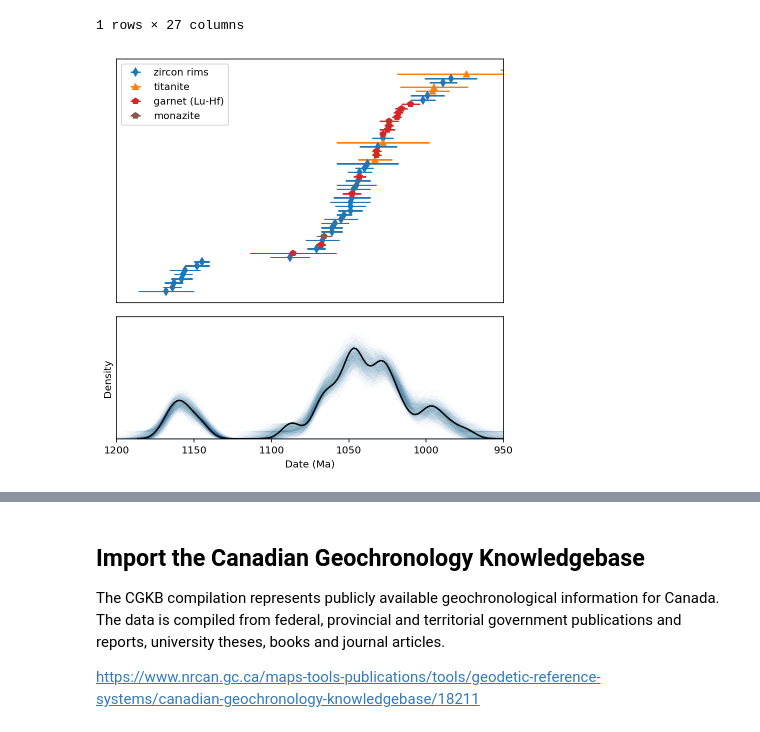
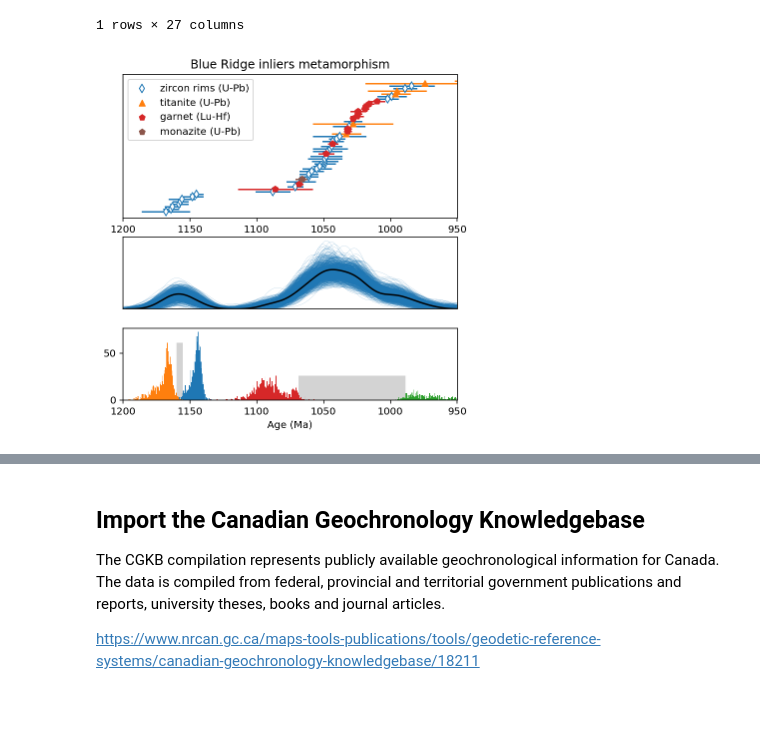
Before and after one commit to Swanson-Hysell/Mesoproterozoic_Turning_Point, a Jupyter notebook: code/Mesoprot_geochron.ipynb, the cells around one changed output, grey strips where cells are left out. Cells and saved outputs as stored; diff of their text form; code cells hidden in the pictures; blank space fills up the shorter version.

```diff
--- a/code/Mesoprot_geochron.ipynb
+++ b/code/Mesoprot_geochron.ipynb
@@ -39,7 +43,7 @@ plt.show()
 # %% [markdown]
 ## Implement bootstrap method for duration estimates
 # %%
-def bootstrap_calc_plot(dates,bootstrap_n=10000,kde_bandwidth=0.8):
+def bootstrap_calc_plot(dates,bootstrap_n=10000,kde_bandwidth=0.8,plot=True):
 
     bootstrapped_mins = []
     bootstrapped_maxs = []
@@ -57,19 +61,21 @@ def bootstrap_calc_plot(dates,bootstrap_n=10000,kde_bandwidth=0.8):
 
         bootstrapped_mins.append(np.min(bootstrapped_dates))
         bootstrapped_maxs.append(np.max(bootstrapped_dates))
-        if 1000-i > 0:
-            sns.kdeplot(bootstrapped_dates,bw_adjust=kde_bandwidth,alpha=0.5,color='C0',shade=False,linewidth=0.1)
+        if plot==True:
+            if 1000-i > 0:
+                sns.kdeplot(bootstrapped_dates,bw_adjust=kde_bandwidth,alpha=0.5,color='C0',shade=False,linewidth=0.1)
 
-    sns.kdeplot(dates.Age,bw_adjust=kde_bandwidth,color='black')
+    if plot==True:
+        sns.kdeplot(dates.Age,bw_adjust=kde_bandwidth,color='black')
 
     max_age = np.percentile(bootstrapped_maxs,2.5)
     min_age = np.percentile(bootstrapped_mins,97.5)
 
     return bootstrapped_maxs,bootstrapped_mins,max_age,min_age
 
-def plot_bootstrap_hist(bootstrapped_maxs,bootstrapped_mins,max_age,min_age):
-    hist_min = plt.hist(bootstrapped_mins,bins=np.arange(1100,1200,0.5),label='bootstrap min')
-    hist_max = plt.hist(bootstrapped_maxs,bins=np.arange(1100,1200,0.5),label='bootstrap max')
+def plot_bootstrap_hist(bootstrapped_maxs,bootstrapped_mins,max_age,min_age,age_range_max=1200,age_range_min=1100):
+    hist_min = plt.hist(bootstrapped_mins,bins=np.arange(age_range_min,age_range_max,0.5),label='bootstrap min')
+    hist_max = plt.hist(bootstrapped_maxs,bins=np.arange(age_range_min,age_range_max,0.5),label='bootstrap max')
     rect = patches.Rectangle((min_age, 0), max_age-min_age, np.max(hist_max[0]), facecolor='lightgrey',zorder=-1,label=
                         'duration estimate')
     plt.gca().add_patch(rect)
@@ -349,6 +293,9 @@ Blue_Ridge_dates.tail(1)
 |  | index | Sample_No | Age | Error_Plus | Error_Minus | Age_Method | Age_Interpretation | Age_Note | ... |
 | 52 | 2 | MR-10-132 | 906.0 | 46.0 | NaN | NaN | Metamorphic | TW3d | ... |
 1 rows × 27 columns
+# %%
+Blue_Ridge_dates_Shaw = Blue_Ridge_dates[Blue_Ridge_dates.Age>1120]
+Blue_Ridge_dates_Gren = Blue_Ridge_dates[Blue_Ridge_dates.Age<1120]
 # %%
 Blue_Ridge_dates_z = Blue_Ridge_dates[Blue_Ridge_dates.Age_Material == 'zircon']
 Blue_Ridge_dates_t = Blue_Ridge_dates[Blue_Ridge_dates.Age_Material == 'titanite']
@@ -356,60 +303,59 @@ Blue_Ridge_dates_g = Blue_Ridge_dates[Blue_Ridge_dates.Age_Material == 'garnet']
 Blue_Ridge_dates_m = Blue_Ridge_dates[Blue_Ridge_dates.Age_Material == 'monazite']
 # %%
 fig = plt.figure(figsize=(6,6))
-spec = gridspec.GridSpec(ncols=1, nrows=2,
-                         height_ratios=[4, 2])
+spec = gridspec.GridSpec(ncols=1, nrows=3,
+                         height_ratios=[4, 2, 2])
 
-fig.add_subplot(spec[0])
+
+ax0 = fig.add_subplot(spec[0])
+ax0.title.set_text('Blue Ridge inliers metamorphism')
 
 plt.errorbar(Blue_Ridge_dates_z.Age,
              Blue_Ridge_dates_z.index,
              xerr=Blue_Ridge_dates_z.Error_Plus,
-             fmt='d',color='C0',label='zircon rims')
+             fmt='d',color='C0',mfc='white',label='zircon rims')
 
 plt.errorbar(Blue_Ridge_dates_t.Age,
              Blue_Ridge_dates_t.index,
              xerr=Blue_Ridge_dates_t.Error_Plus,
              fmt='^',color='C1',label='titanite')
 
 plt.errorbar(Blue_Ridge_dates_g.Age,
              Blue_Ridge_dates_g.index,
              xerr=Blue_Ridge_dates_g.Error_Plus,
              fmt='p',color='C3',label='garnet (Lu-Hf)')
 
 plt.errorbar(Blue_Ridge_dates_m.Age,
              Blue_Ridge_dates_m.index,
              xerr=Blue_Ridge_dates_m.Error_Plus,
              fmt='p',color='C5',label='monazite')
 
 plt.xlim(1200,950)
 plt.gca().set_yticks([])
-plt.gca().set_xticks([])
-plt.legend(loc=2)
+plt.legend(handles=[zircon_rim_marker,titanite_marker,garnet_marker,monazite_marker],loc=2)
 
 fig.add_subplot(spec[1])
+boot_maxs,boot_mins,Blue_Ridge_max,Blue_Ridge_min = bootstrap_calc_plot(Blue_Ridge_dates,bootstrap_n=1000,kde_bandwidth=0.4)
 
-bootstrapped_mins = []
-bootstrapped_maxs = []
 
-for i in range(0,1000):
-
-    bootstrapped_dates = []
-
-    for n in Blue_Ridge_dates.index:
-        bootstrapped_date = np.random.normal(Blue_Ridge_dates.Age[n], Blue_Ridge_dates.Error_Plus[n]/2, 1)
-        bootstrapped_dates.append(bootstrapped_date[0])
-
-    bootstrapped_mins.append(np.min(bootstrapped_dates))
-    bootstrapped_maxs.append(np.min(bootstrapped_dates))
-    sns.kdeplot(bootstrapped_dates,bw_adjust=0.25,alpha=0.001,color='C0',shade=True,linewidth=0.005)
-
-sns.kdeplot(Blue_Ridge_dates.Age,bw_adjust=0.25,color='black')
+boot_maxs,boot_mins,Blue_Ridge_Gren_max,Blue_Ridgee_Gren_min = bootstrap_calc_plot(Blue_Ridge_dates_Gren,bootstrap_n=1000,kde_bandwidth=0.8,plot=False)
 
 plt.xlim(1200,950)
+plt.gca().set_xticks([])
 plt.gca().set_yticks([])
-plt.xlabel('Date (Ma)')
+plt.gca().set_ylabel('')
+plt.gca().set_xlabel('')
 
-plt.tight_layout()
+fig.add_subplot(spec[2])
+boot_maxs,boot_mins,Blue_Ridge_Shaw_max,Blue_Ridge_Shaw_min = bootstrap_calc_plot(Blue_Ridge_dates_Shaw,bootstrap_n=1000,kde_bandwidth=0.8,plot=False)
+plot_bootstrap_hist(boot_maxs,boot_mins,Blue_Ridge_Shaw_max,Blue_Ridge_Shaw_min,age_range_max=1200,age_range_min=950)
+boot_maxs,boot_mins,Blue_Ridge_Gren_max,Blue_Ridge_Gren_min = bootstrap_calc_plot(Blue_Ridge_dates_Gren,bootstrap_n=1000,kde_bandwidth=0.8,plot=False)
+plot_bootstrap_hist(boot_maxs,boot_mins,Blue_Ridge_Gren_max,Blue_Ridge_Gren_min,age_range_max=1200,age_range_min=950)
+#plt.legend(framealpha=1,bbox_to_anchor=(1.4,1))
+plt.xlim(1200,950)
+plt.xlabel('Age (Ma)')
+
+plt.savefig('geochron_Blue_Ridge.png',dpi=300,bbox_inches='tight',pad_inches = 0.1)
 plt.show()
 # %% [output]
-[figure, old version]
+[figure, new version]
```
Also changed, not shown: parts of 22 cells of this notebook.
